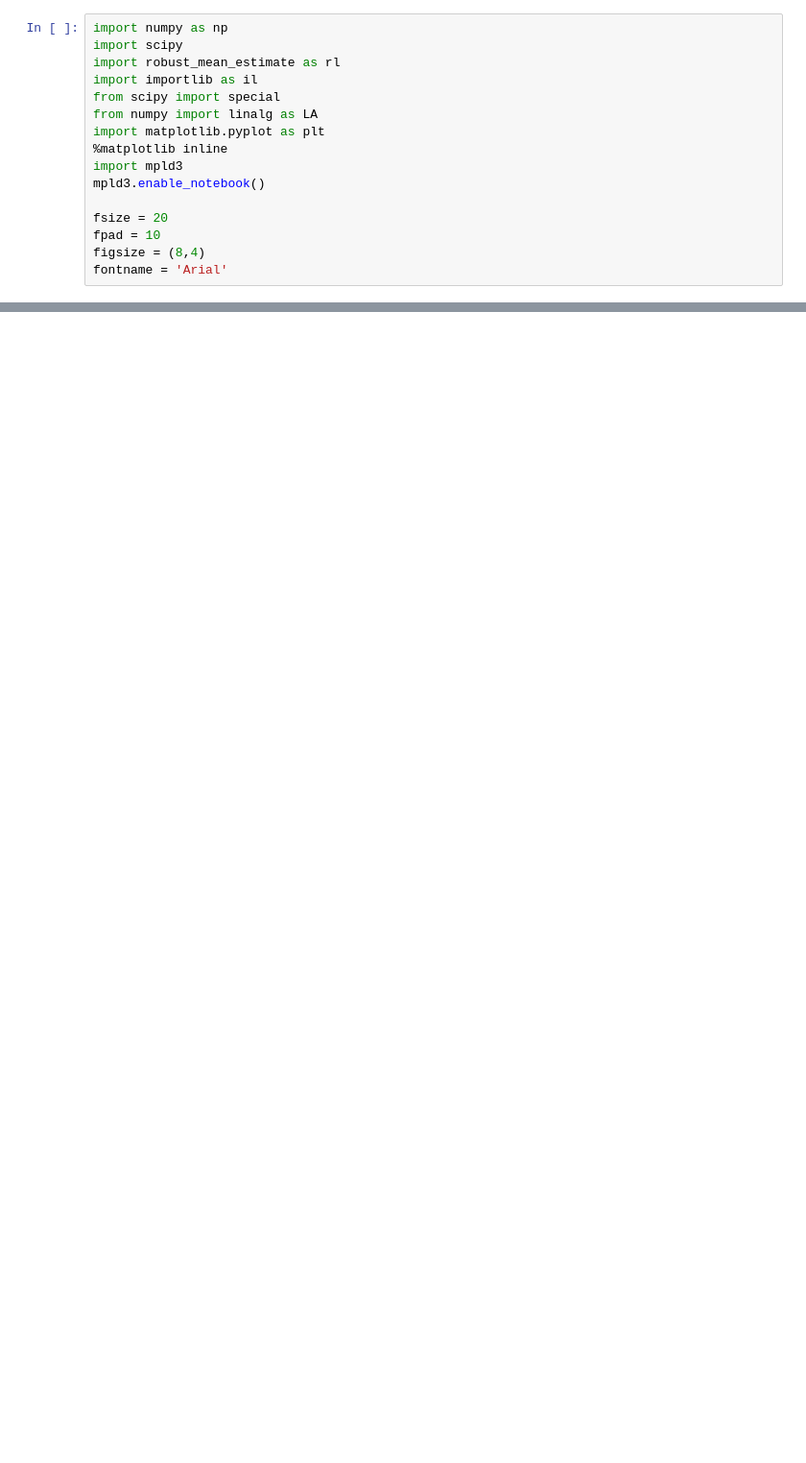
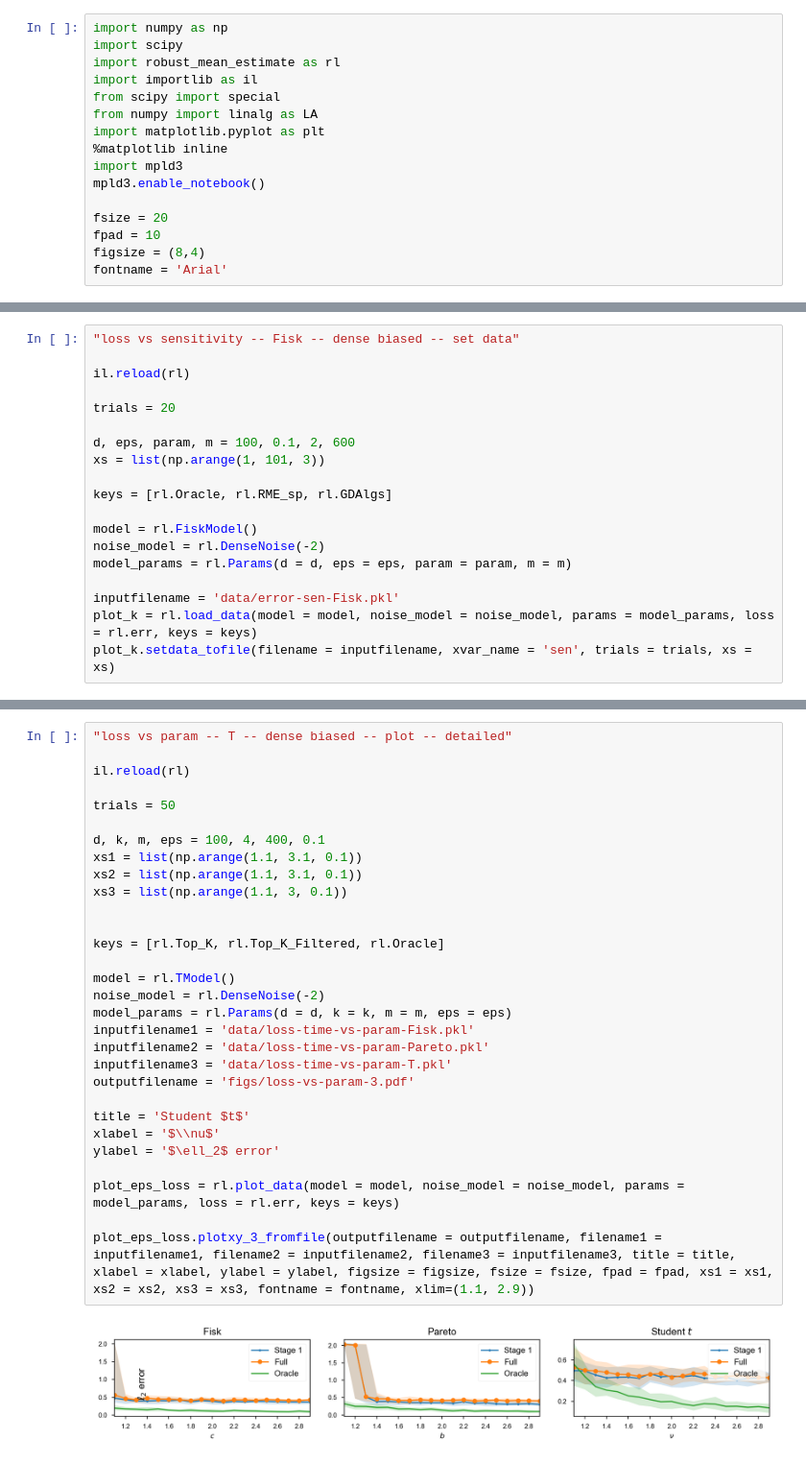
Before and after one commit to ying-hui-he/Robust_mean_estimation, a Jupyter notebook: plot.ipynb, the cells around one changed output, grey strips where cells are left out. Shown at 96% size. Cells and saved outputs as stored; diff of their text form; blank space fills up the shorter version.

```diff
--- a/plot.ipynb
+++ b/plot.ipynb
@@ -324,0 +367,19 @@ plot_eps_loss.plotxy_fromfile(outputfilename = outputfilename, filename = inputf
+# %%
+"loss vs sensitivity -- Fisk -- dense biased -- set data"
+
+il.reload(rl)
+
+trials = 20
+
+d, eps, param, m = 100, 0.1, 2, 600
+xs = list(np.arange(1, 101, 3))
+
+keys = [rl.Oracle, rl.RME_sp, rl.GDAlgs]
+
+model = rl.FiskModel()
+noise_model = rl.DenseNoise(-2)
+model_params = rl.Params(d = d, eps = eps, param = param, m = m)
+
+inputfilename = 'data/error-sen-Fisk.pkl'
+plot_k = rl.load_data(model = model, noise_model = noise_model, params = model_params, loss = rl.err, keys = keys)
+plot_k.setdata_tofile(filename = inputfilename, xvar_name = 'sen', trials = trials, xs = xs)
@@ -324,0 +411,32 @@ plot_eps_loss.plotxy_fromfile(outputfilename = outputfilename, filename = inputf
+# %%
+"loss vs param -- T -- dense biased -- plot -- detailed"
+
+il.reload(rl)
+
+trials = 50
+
+d, k, m, eps = 100, 4, 400, 0.1
+xs1 = list(np.arange(1.1, 3.1, 0.1))
+xs2 = list(np.arange(1.1, 3.1, 0.1))
+xs3 = list(np.arange(1.1, 3, 0.1))
+
+
+keys = [rl.Top_K, rl.Top_K_Filtered, rl.Oracle]
+
+model = rl.TModel()
+noise_model = rl.DenseNoise(-2)
+model_params = rl.Params(d = d, k = k, m = m, eps = eps)
+inputfilename1 = 'data/loss-time-vs-param-Fisk.pkl'
+inputfilename2 = 'data/loss-time-vs-param-Pareto.pkl'
+inputfilename3 = 'data/loss-time-vs-param-T.pkl'
+outputfilename = 'figs/loss-vs-param-3.pdf'
+
+title = 'Student $t$'
+xlabel = '$\\nu$'
+ylabel = '$\ell_2$ error'
+
+plot_eps_loss = rl.plot_data(model = model, noise_model = noise_model, params = model_params, loss = rl.err, keys = keys)
+
+plot_eps_loss.plotxy_3_fromfile(outputfilename = outputfilename, filename1 = inputfilename1, filename2 = inputfilename2, filename3 = inputfilename3, title = title, xlabel = xlabel, ylabel = ylabel, figsize = figsize, fsize = fsize, fpad = fpad, xs1 = xs1, xs2 = xs2, xs3 = xs3, fontname = fontname, xlim=(1.1, 2.9))
+# %% [output]
+[figure, added]
```
Also changed, not shown: parts of 16 cells of this notebook, 10 other files.
